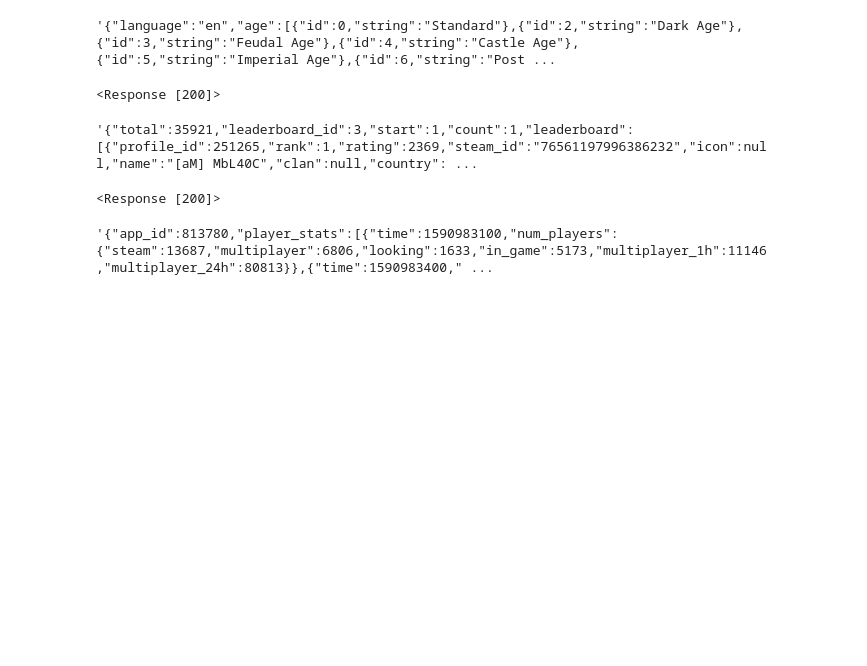
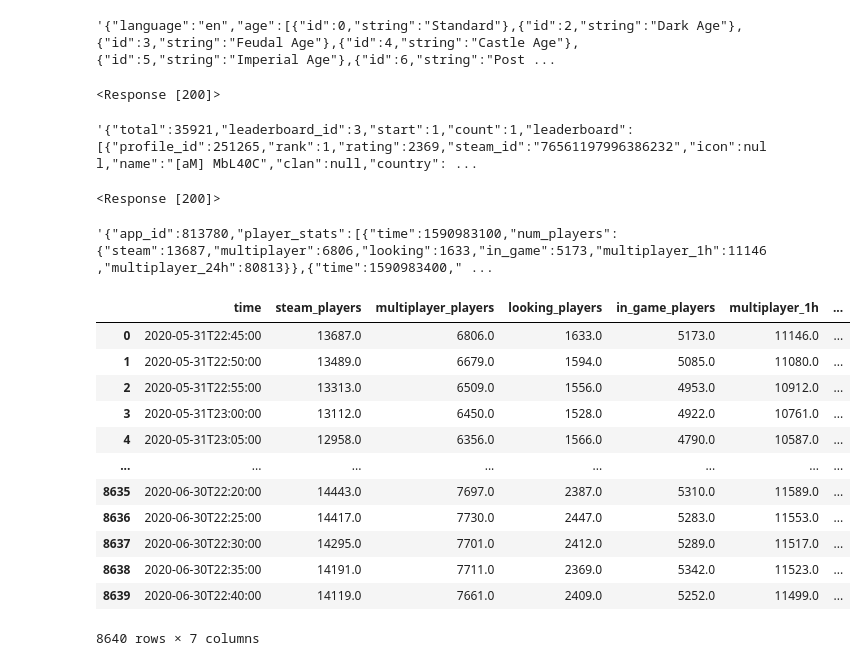
Before and after one commit to hunterkempf/AoE2_Game_Analysis, a Jupyter notebook: Test APIs.ipynb, the cells around one changed output. Drawn from its saved outputs; the diff is of its cells as text; code cells hidden in the pictures; blank space fills up the shorter version.

```diff
--- a/Test APIs.ipynb
+++ b/Test APIs.ipynb
@@ -27,3 +32,56 @@ r.text
 # %% [output]
 <Response [200]>
 '{"app_id":813780,"player_stats":[{"time":1590983100,"num_players":{"steam":13687,"multiplayer":6806,"looking":1633,"in_game":5173,"multiplayer_1h":11146,"multiplayer_24h":80813}},{"time":1590983400," ...
+# %%
+data = []
+res = json.loads(r.text)
+for row in res['player_stats']:
+    time = datetime.fromtimestamp(row['time']).isoformat()
+    try:
+        steam_players = row['num_players']['steam']
+    except:
+        steam_players = np.nan
+    try:
+        multiplayer_players = row['num_players']['multiplayer']
+    except:
+        multiplayer_players = np.nan
+    try:
+        looking_players = row['num_players']['looking']
+    except:
+        looking_players = np.nan
+    try:
+        in_game_players = row['num_players']['in_game']
+    except:
+        in_game_players = np.nan
+    try:
+        multiplayer_1h = row['num_players']['multiplayer_1h']
+    except:
+        multiplayer_1h = np.nan
+    try:
+        multiplayer_24h = row['num_players']['multiplayer_24h']
+    except:
+        multiplayer_24h = np.nan
+    data.append({"time" : time,
+                 "steam_players" : steam_players,
+                 "multiplayer_players" : multiplayer_players,
+                 "looking_players" : looking_players,
+                 "in_game_players" : in_game_players,
+                 "multiplayer_1h" : multiplayer_1h,
+                 "multiplayer_24h" : multiplayer_24h
+                })
+df = pd.DataFrame(data)
+df
+# %% [output]
+|  | time | steam_players | multiplayer_players | looking_players | in_game_players | multiplayer_1h | ... |
+| 0 | 2020-05-31T22:45:00 | 13687.0 | 6806.0 | 1633.0 | 5173.0 | 11146.0 | ... |
+| 1 | 2020-05-31T22:50:00 | 13489.0 | 6679.0 | 1594.0 | 5085.0 | 11080.0 | ... |
+| 2 | 2020-05-31T22:55:00 | 13313.0 | 6509.0 | 1556.0 | 4953.0 | 10912.0 | ... |
+| 3 | 2020-05-31T23:00:00 | 13112.0 | 6450.0 | 1528.0 | 4922.0 | 10761.0 | ... |
+| 4 | 2020-05-31T23:05:00 | 12958.0 | 6356.0 | 1566.0 | 4790.0 | 10587.0 | ... |
+| ... | ... | ... | ... | ... | ... | ... | ... |
+| 8635 | 2020-06-30T22:20:00 | 14443.0 | 7697.0 | 2387.0 | 5310.0 | 11589.0 | ... |
+| 8636 | 2020-06-30T22:25:00 | 14417.0 | 7730.0 | 2447.0 | 5283.0 | 11553.0 | ... |
+| 8637 | 2020-06-30T22:30:00 | 14295.0 | 7701.0 | 2412.0 | 5289.0 | 11517.0 | ... |
+| 8638 | 2020-06-30T22:35:00 | 14191.0 | 7711.0 | 2369.0 | 5342.0 | 11523.0 | ... |
+| 8639 | 2020-06-30T22:40:00 | 14119.0 | 7661.0 | 2409.0 | 5252.0 | 11499.0 | ... |
+8640 rows × 7 columns
```
Also changed, not shown: parts of 7 cells of this notebook, 1 other file.
